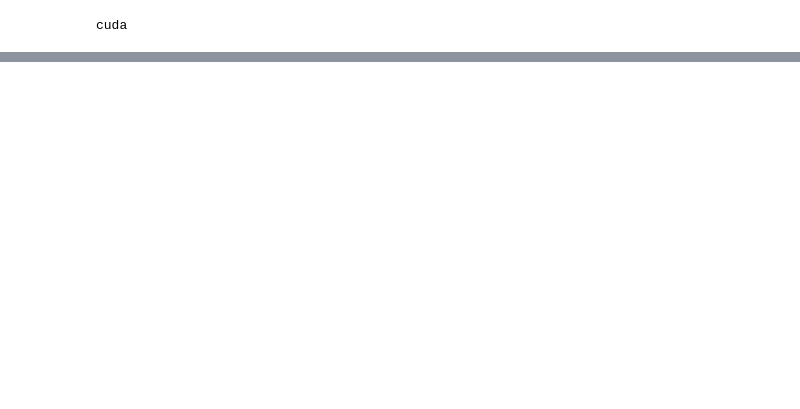
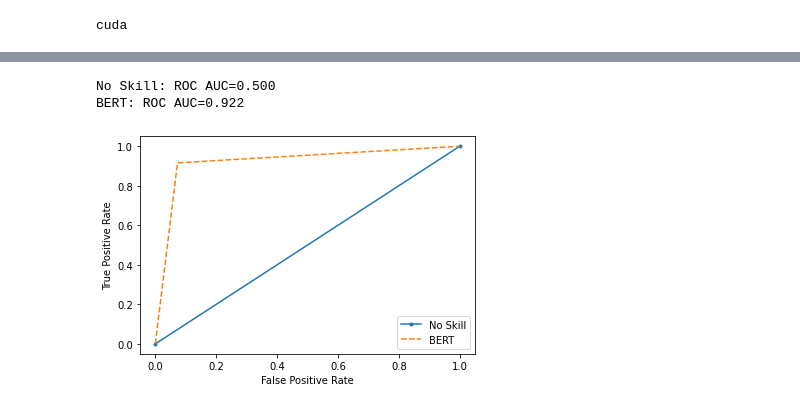
Before and after one commit to JuliaKulacz/Fake-News-Detection, a Jupyter notebook: BERT/bert.ipynb, the cells around one changed output, grey strips where cells are left out. Drawn from its saved outputs; the diff is of its cells as text; code cells hidden in the pictures; blank space fills up the shorter version.

Commit message:
BERT classificator - final version

```diff
--- a/BERT/bert.ipynb
+++ b/BERT/bert.ipynb
@@ -173,8 +181,8 @@ Name: clean_joined, Length: 25433, dtype: object
 tokenizer = BertTokenizerFast.from_pretrained('bert-base-uncased')
 # %%
-# Splitting train dataset into train, validation and test sets
-x_train, x_temp, y_train, y_temp = train_test_split(df['clean_joined'], df['label'], random_state=2018, test_size=0.3, stratify=df['label'])
-
+# Splitting train dataset into train, validation and test sets and dropping NaN before that
+df = df.dropna()
+x_train, x_temp, y_train, y_temp = train_test_split(df['clean_joined'], df['label'], random_state=2018, test_size=0.25, stratify=df['label'])
 
 x_val, x_test, y_val, y_test = train_test_split(x_temp, y_temp, random_state=2018, test_size=0.5, stratify=y_temp)
 # %%
@@ -225,2 +229,14 @@ model = BertForSequenceClassification.from_pretrained(
 model = model.to(device)
+# %%
+# Computing the class weights
+class_weights = compute_class_weight(class_weight = "balanced", classes = np.unique(y_train), y = y_train)
+
+# Converting list of class weights to a tensor
+weights= torch.tensor(class_weights,dtype=torch.float)
+
+# Pushing weights to GPU
+weights = weights.to(device)
+
+# Defining the loss function
+cross_entropy  = nn.NLLLoss(weight=weights)
 # %%
@@ -446,0 +441,35 @@ weighted avg       0.90      0.90      0.90      3815
+# %%
+#ROC-CURVE
+
+# Generetong a no skill prediction
+ns_probs = [0 for _ in range(len(y_test))]
+
+# Calculating scores
+ns_auc = roc_auc_score(y_test, ns_probs)
+lr_auc = roc_auc_score(y_test, preds)
+
+# Summarizing scores
+print('No Skill: ROC AUC=%.3f' % (ns_auc))
+print('BERT: ROC AUC=%.3f' % (lr_auc))
+
+# Calculating ROC curves
+ns_fpr, ns_tpr, _ = roc_curve(y_test, ns_probs)
+lr_fpr, lr_tpr, _ = roc_curve(y_test, preds)
+
+# Plotting ROC curves
+pyplot.plot(ns_fpr, ns_tpr, marker='.', label='No Skill')
+pyplot.plot(lr_fpr, lr_tpr, linestyle='--', label='BERT')
+
+#Axis labels
+pyplot.xlabel('False Positive Rate')
+pyplot.ylabel('True Positive Rate')
+
+# Showing the legend
+pyplot.legend()
+
+#Showing the plot
+pyplot.show()
+# %% [output]
+No Skill: ROC AUC=0.500
+BERT: ROC AUC=0.922
+[figure, added]
```
Also changed, not shown: parts of 20 cells of this notebook.
